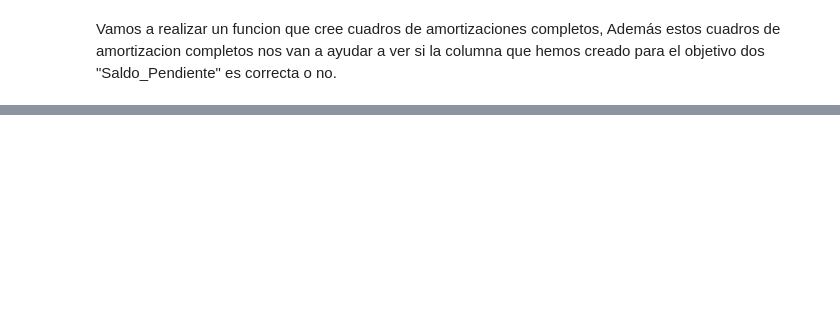
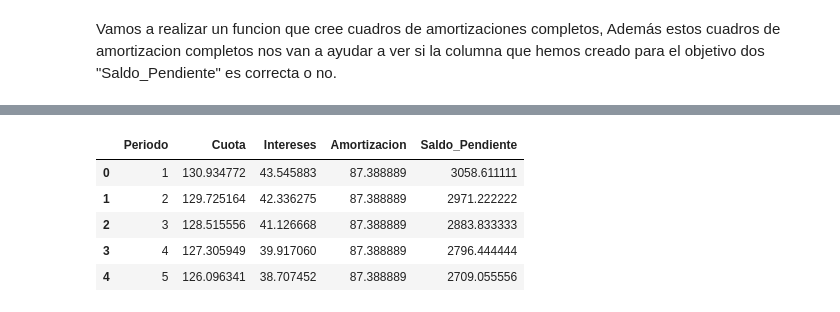
Before and after one commit to Guilleurre/Reto-05-Grupo-Verde-Oscuro, a Jupyter notebook: Calculo_de_amortizaciones.ipynb, the cells around one changed output, grey strips where cells are left out. Saved outputs shown, nothing was run; the diff lists cells and outputs as text; code cells hidden in the pictures; blank space fills up the shorter version.

```diff
--- a/Calculo_de_amortizaciones.ipynb
+++ b/Calculo_de_amortizaciones.ipynb
@@ -252,0 +275,9 @@ def cuadro_amortizacion(capital, interes_anual, duracion, sistema="Frances"):
+# %%
+cuadro_al.head()
+# %% [output]
+|  | Periodo | Cuota | Intereses | Amortizacion | Saldo_Pendiente |
+| 0 | 1 | 130.934772 | 43.545883 | 87.388889 | 3058.611111 |
+| 1 | 2 | 129.725164 | 42.336275 | 87.388889 | 2971.222222 |
+| 2 | 3 | 128.515556 | 41.126668 | 87.388889 | 2883.833333 |
+| 3 | 4 | 127.305949 | 39.917060 | 87.388889 | 2796.444444 |
+| 4 | 5 | 126.096341 | 38.707452 | 87.388889 | 2709.055556 |
```
Also changed, not shown: parts of 9 cells of this notebook.
